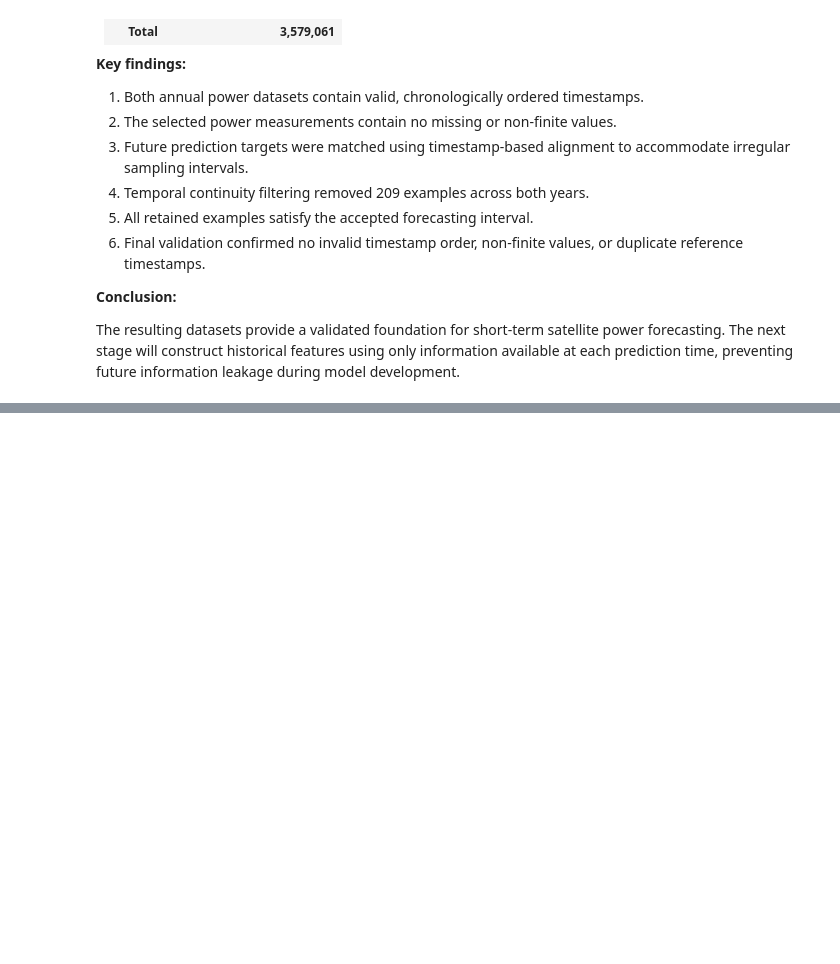
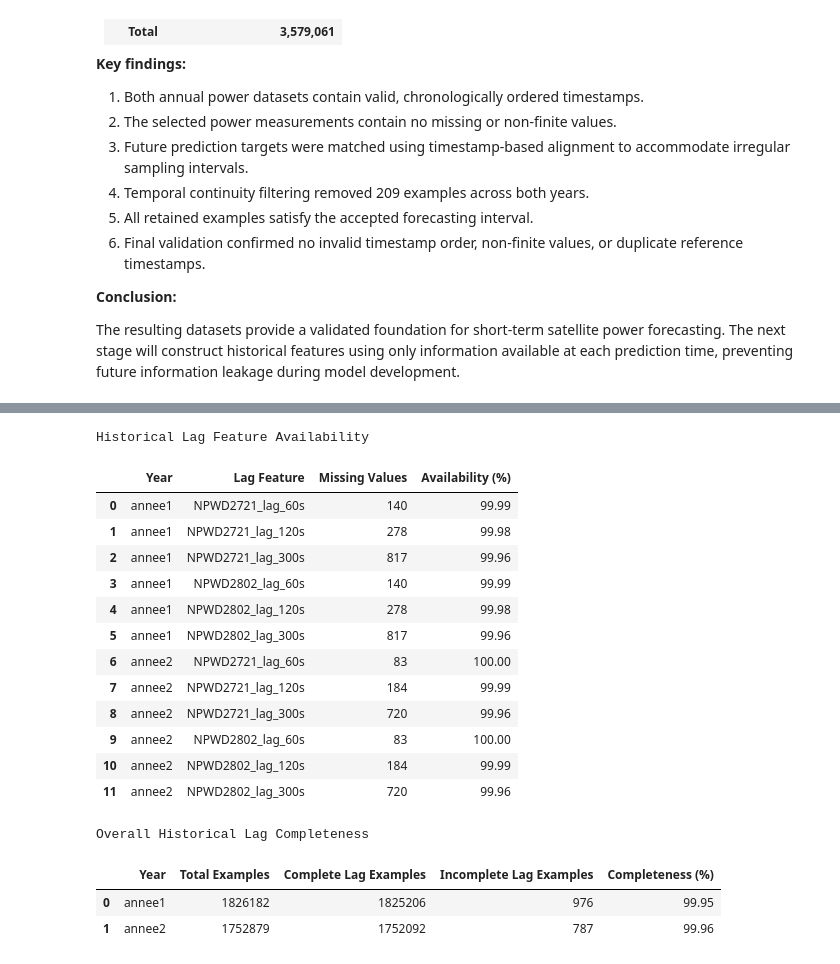
Before and after one commit to damisar/Dream-in-Orbit-an-AI-that-simulates-a-satellite, a Jupyter notebook: 02_Satellite_Data_Preprocessing.ipynb, the cells around one changed output, grey strips where cells are left out. Cells and saved outputs as stored; diff of their text form; code cells hidden in the pictures; blank space fills up the shorter version.

```diff
--- a/02_Satellite_Data_Preprocessing.ipynb
+++ b/02_Satellite_Data_Preprocessing.ipynb
@@ -1527,0 +1789,69 @@ The resulting datasets provide a validated foundation for short-term satellite p
+# %%
+
+# Section 2.5.4 — Historical lag feature validation
+
+lag_columns = [
+    f"{variable}_lag_{lag_sec}s"
+    for variable in ["NPWD2721", "NPWD2802"]
+    for lag_sec in lag_intervals
+]
+
+lag_validation_results = []
+lag_completeness_results = []
+
+for year, df in lag_feature_data.items():
+
+    # Check availability of each historical lag feature
+    for column in lag_columns:
+
+        missing = int(df[column].isna().sum())
+
+        lag_validation_results.append({
+            "Year": year,
+            "Lag Feature": column,
+            "Missing Values": missing,
+            "Availability (%)": round(
+                100 * (1 - missing / len(df)), 2
+            )
+        })
+
+    # Check whether each example has all six lag features
+    complete_mask = df[lag_columns].notna().all(axis=1)
+
+    lag_completeness_results.append({
+        "Year": year,
+        "Total Examples": len(df),
+        "Complete Lag Examples": int(complete_mask.sum()),
+        "Incomplete Lag Examples": int((~complete_mask).sum()),
+        "Completeness (%)": round(
+            100 * complete_mask.mean(), 2
+        )
+    })
+
+lag_validation_df = pd.DataFrame(lag_validation_results)
+lag_completeness_df = pd.DataFrame(lag_completeness_results)
+
+print("Historical Lag Feature Availability")
+display(lag_validation_df)
+
+print("Overall Historical Lag Completeness")
+display(lag_completeness_df)
+# %% [output]
+Historical Lag Feature Availability
+|  | Year | Lag Feature | Missing Values | Availability (%) |
+| 0 | annee1 | NPWD2721_lag_60s | 140 | 99.99 |
+| 1 | annee1 | NPWD2721_lag_120s | 278 | 99.98 |
+| 2 | annee1 | NPWD2721_lag_300s | 817 | 99.96 |
+| 3 | annee1 | NPWD2802_lag_60s | 140 | 99.99 |
+| 4 | annee1 | NPWD2802_lag_120s | 278 | 99.98 |
+| 5 | annee1 | NPWD2802_lag_300s | 817 | 99.96 |
+| 6 | annee2 | NPWD2721_lag_60s | 83 | 100.00 |
+| 7 | annee2 | NPWD2721_lag_120s | 184 | 99.99 |
+| 8 | annee2 | NPWD2721_lag_300s | 720 | 99.96 |
+| 9 | annee2 | NPWD2802_lag_60s | 83 | 100.00 |
+| 10 | annee2 | NPWD2802_lag_120s | 184 | 99.99 |
+| 11 | annee2 | NPWD2802_lag_300s | 720 | 99.96 |
+Overall Historical Lag Completeness
+|  | Year | Total Examples | Complete Lag Examples | Incomplete Lag Examples | Completeness (%) |
+| 0 | annee1 | 1826182 | 1825206 | 976 | 99.95 |
+| 1 | annee2 | 1752879 | 1752092 | 787 | 99.96 |
```
Also changed, not shown: parts of 33 cells of this notebook, 1 other file.
